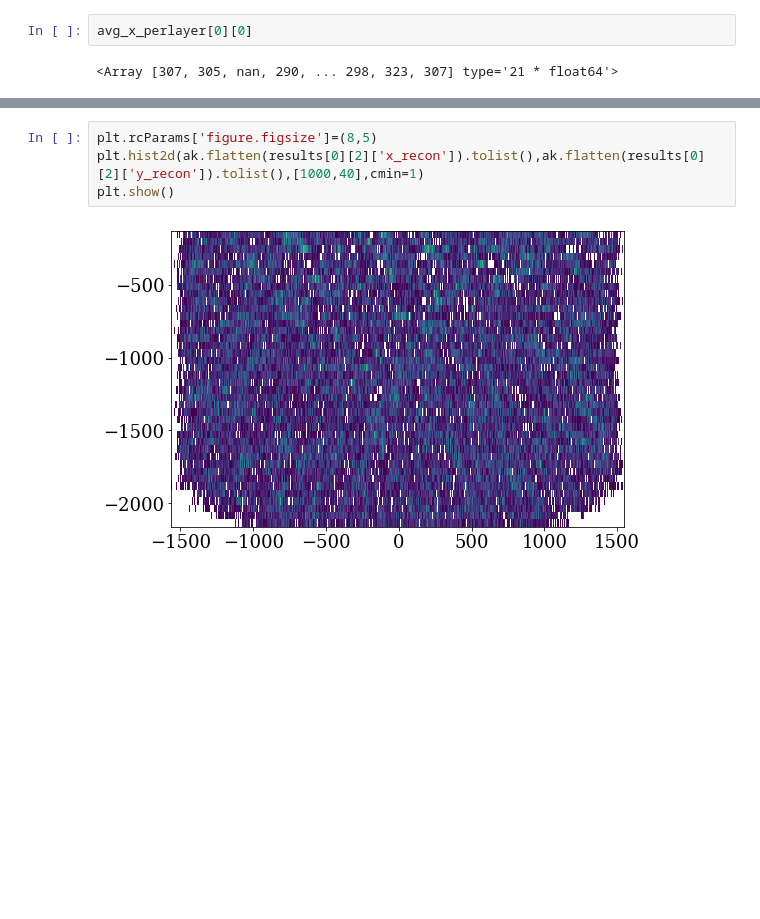
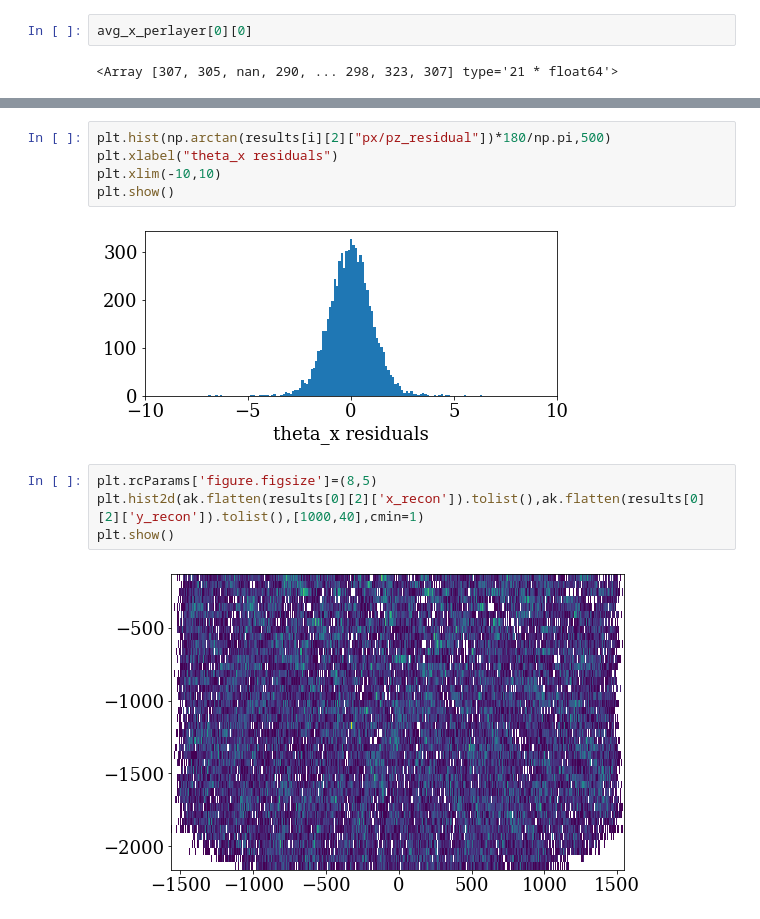
Before and after one commit to peckalec/SiPM-Studies, a Jupyter notebook: fcal_muon_GEMC.ipynb, the cells around one changed output, grey strips where cells are left out. Cells and saved outputs as stored; diff of their text form; blank space fills up the shorter version.

```diff
--- a/fcal_muon_GEMC.ipynb
+++ b/fcal_muon_GEMC.ipynb
@@ -928,3 +920,10 @@ plt.show()
+# %%
+plt.hist(np.arctan(results[i][2]["px/pz_residual"])*180/np.pi,500)
+plt.xlabel("theta_x residuals")
+plt.xlim(-10,10)
+plt.show()
+# %% [output]
+[figure, added]
 # %%
 plt.rcParams['figure.figsize']=(8,5)
 plt.hist2d(ak.flatten(results[0][2]['x_recon']).tolist(),ak.flatten(results[0][2]['y_recon']).tolist(),[1000,40],cmin=1)
```
Also changed, not shown: parts of 38 cells of this notebook.
